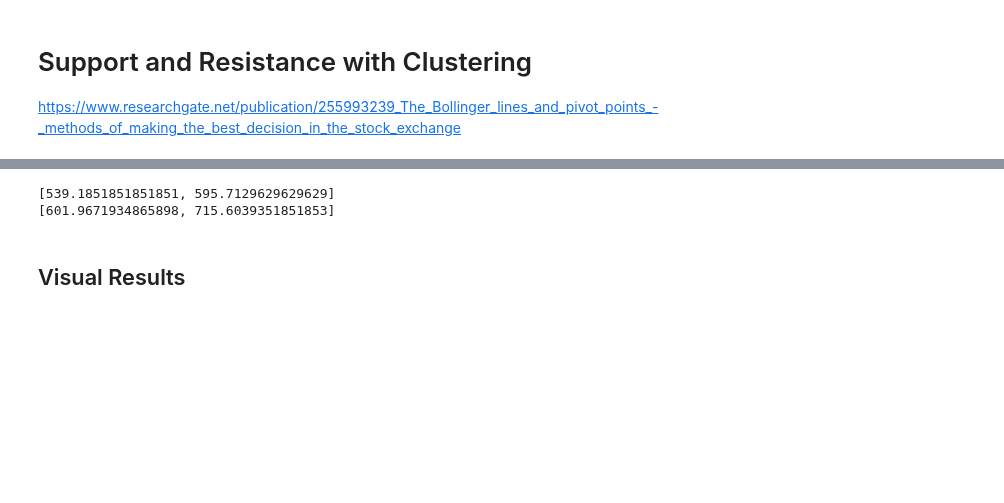
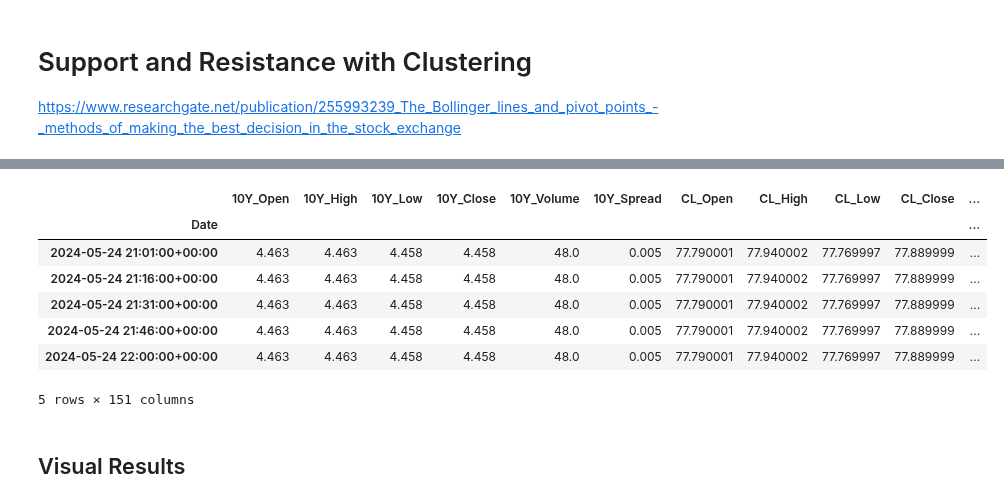
Before and after one commit to adamd1985/intra_day_futures_arb, a Jupyter notebook: ta_supportresistance.ipynb, the cells around one changed output, grey strips where cells are left out. Cells and saved outputs as stored; diff of their text form; code cells hidden in the pictures; blank space fills up the shorter version.

```diff
--- a/ta_supportresistance.ipynb
+++ b/ta_supportresistance.ipynb
@@ -129,24 +126,28 @@ HALF_LIFE, HURST
 # %%
 from tqdm import tqdm
 from signals import dynamic_support_resistance
 
 TARGET_FUT = 'ZW'
 cols = [f"{TARGET_FUT}_High", f"{TARGET_FUT}_Low", f"{TARGET_FUT}_Open", f"{TARGET_FUT}_Close",
         f"{TARGET_FUT}_PP", f"{TARGET_FUT}_S1", f"{TARGET_FUT}_S2", f"{TARGET_FUT}_R1", f"{TARGET_FUT}_R2"]
 
 futs_df[f"{TARGET_FUT}_PP"] = futs_df[[f"{TARGET_FUT}_High", f"{TARGET_FUT}_Low", f"{TARGET_FUT}_Close"]].mean(axis=1)
 futs_df[f"{TARGET_FUT}_S1"] = 2 * futs_df[f"{TARGET_FUT}_PP"] - futs_df[f"{TARGET_FUT}_High"]
 futs_df[f"{TARGET_FUT}_R1"] = 2 * futs_df[f"{TARGET_FUT}_PP"] - futs_df[f"{TARGET_FUT}_Low"]
 futs_df[f"{TARGET_FUT}_S2"] = futs_df[f"{TARGET_FUT}_PP"] - (futs_df[f"{TARGET_FUT}_High"] - futs_df[f"{TARGET_FUT}_Low"])
 futs_df[f"{TARGET_FUT}_R2"] = futs_df[f"{TARGET_FUT}_PP"] + (futs_df[f"{TARGET_FUT}_High"] - futs_df[f"{TARGET_FUT}_Low"])
 
-WINDOW = len(futs_df) // 2
-dynamic_support, dynamic_resistance = dynamic_support_resistance(futs_df, cols, f"{TARGET_FUT}_Close", window_size=WINDOW)
-print(dynamic_support)
-print(dynamic_resistance)
+sr_df, dynamic_support, dynamic_resistance = dynamic_support_resistance(futs_df, cols, f"{TARGET_FUT}_Close", window_size=HALF_LIFE)
+sr_df.tail(5)
 # %% [output]
+|  | 10Y_Open | 10Y_High | 10Y_Low | 10Y_Close | 10Y_Volume | 10Y_Spread | CL_Open | CL_High | CL_Low | CL_Close | ... |
+| Date |  |  |  |  |  |  |  |  |  |  | ... |
+| 2024-05-24 21:01:00+00:00 | 4.463 | 4.463 | 4.458 | 4.458 | 48.0 | 0.005 | 77.790001 | 77.940002 | 77.769997 | 77.889999 | ... |
+| 2024-05-24 21:16:00+00:00 | 4.463 | 4.463 | 4.458 | 4.458 | 48.0 | 0.005 | 77.790001 | 77.940002 | 77.769997 | 77.889999 | ... |
+| 2024-05-24 21:31:00+00:00 | 4.463 | 4.463 | 4.458 | 4.458 | 48.0 | 0.005 | 77.790001 | 77.940002 | 77.769997 | 77.889999 | ... |
+| 2024-05-24 21:46:00+00:00 | 4.463 | 4.463 | 4.458 | 4.458 | 48.0 | 0.005 | 77.790001 | 77.940002 | 77.769997 | 77.889999 | ... |
+| 2024-05-24 22:00:00+00:00 | 4.463 | 4.463 | 4.458 | 4.458 | 48.0 | 0.005 | 77.790001 | 77.940002 | 77.769997 | 77.889999 | ... |
-[539.1851851851851, 595.7129629629629]
-[601.9671934865898, 715.6039351851853]
+5 rows × 151 columns
 # %% [markdown]
 ## Visual Results
 # %%
```
Also changed, not shown: parts of 5 cells of this notebook, 2 other files.
